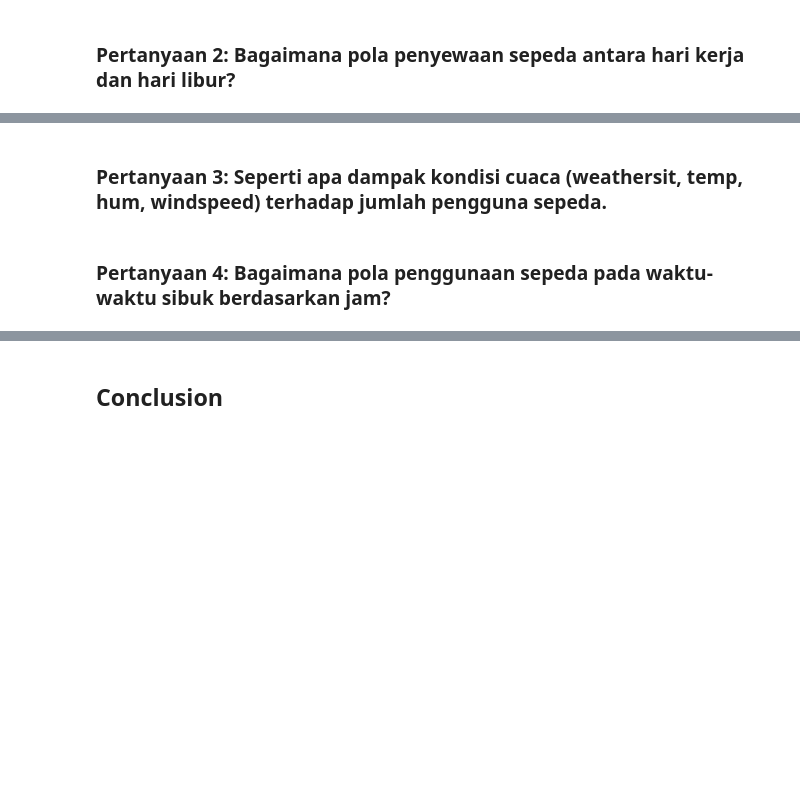
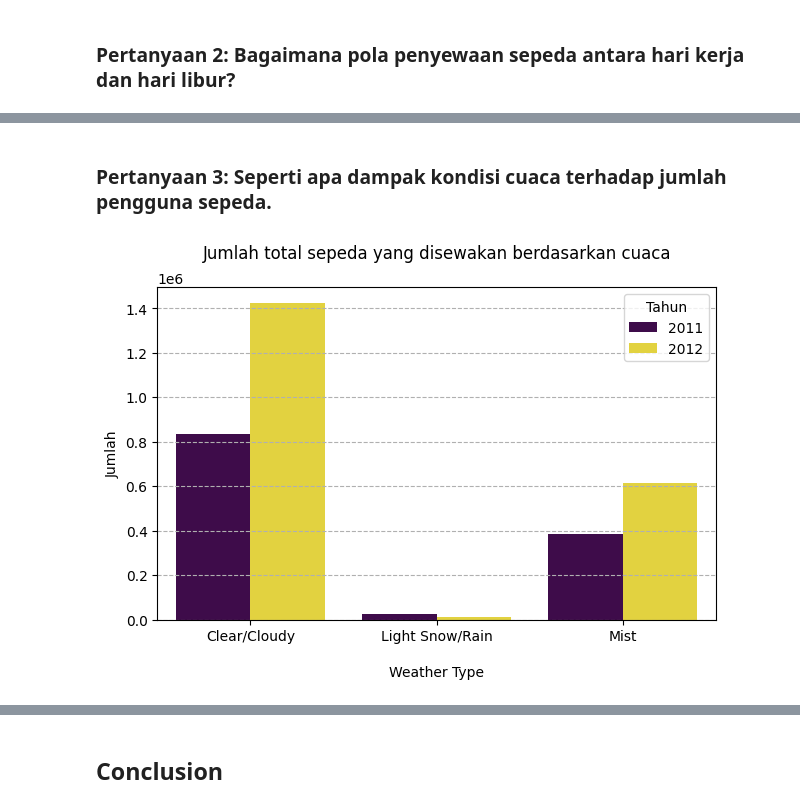
Before and after one commit to wahyupelitajaya/Dicoding-Submission-Analysis-Data, a Jupyter notebook: notebook.ipynb, the cells around one changed output, grey strips where cells are left out. Saved outputs shown, nothing was run; the diff lists cells and outputs as text; code cells hidden in the pictures; blank space fills up the shorter version.

```diff
--- a/notebook.ipynb
+++ b/notebook.ipynb
@@ -594,4 +636,19 @@ Penggunaan sepeda mengikuti pola jam sibuk komuter, dengan puncak aktivitas di p
 # %% [markdown]
-### Pertanyaan 3: Seperti apa dampak kondisi cuaca (weathersit, temp, hum, windspeed) terhadap jumlah pengguna sepeda.
+### Pertanyaan 3: Seperti apa dampak kondisi cuaca terhadap jumlah pengguna sepeda.
-# %% [markdown]
-### Pertanyaan 4: Bagaimana pola penggunaan sepeda pada waktu-waktu sibuk berdasarkan jam?
+# %%
+# Visualisasi pengaruh Cuaca terhadap Penyewaan Sepeda
+weather_counts = day_df.groupby(by=["weather_type", "year"]).agg({
+    "total": "sum"
+}).reset_index()
+
+
+sns.barplot(data=weather_counts, x="weather_type", y="total", hue="year", palette="viridis")
+plt.xlabel("\nWeather Type")
+plt.ylabel("Jumlah")
+plt.title("Jumlah total sepeda yang disewakan berdasarkan cuaca\n")
+plt.legend(title="Tahun", loc="upper right")
+plt.grid(True, axis='y', linestyle='--')
+plt.tight_layout()
+plt.show()
+# %% [output]
+[figure, added]
```
Also changed, not shown: parts of 13 cells of this notebook.
